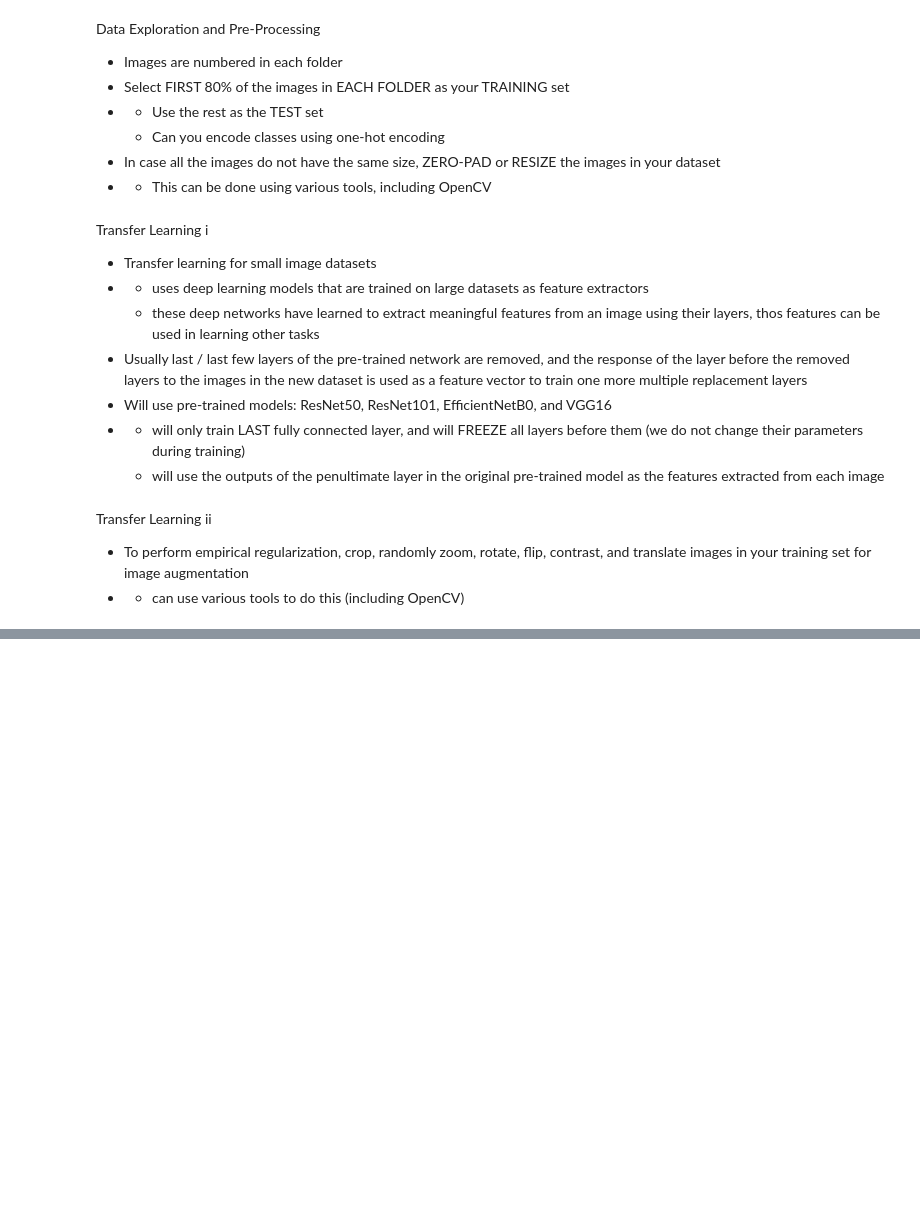
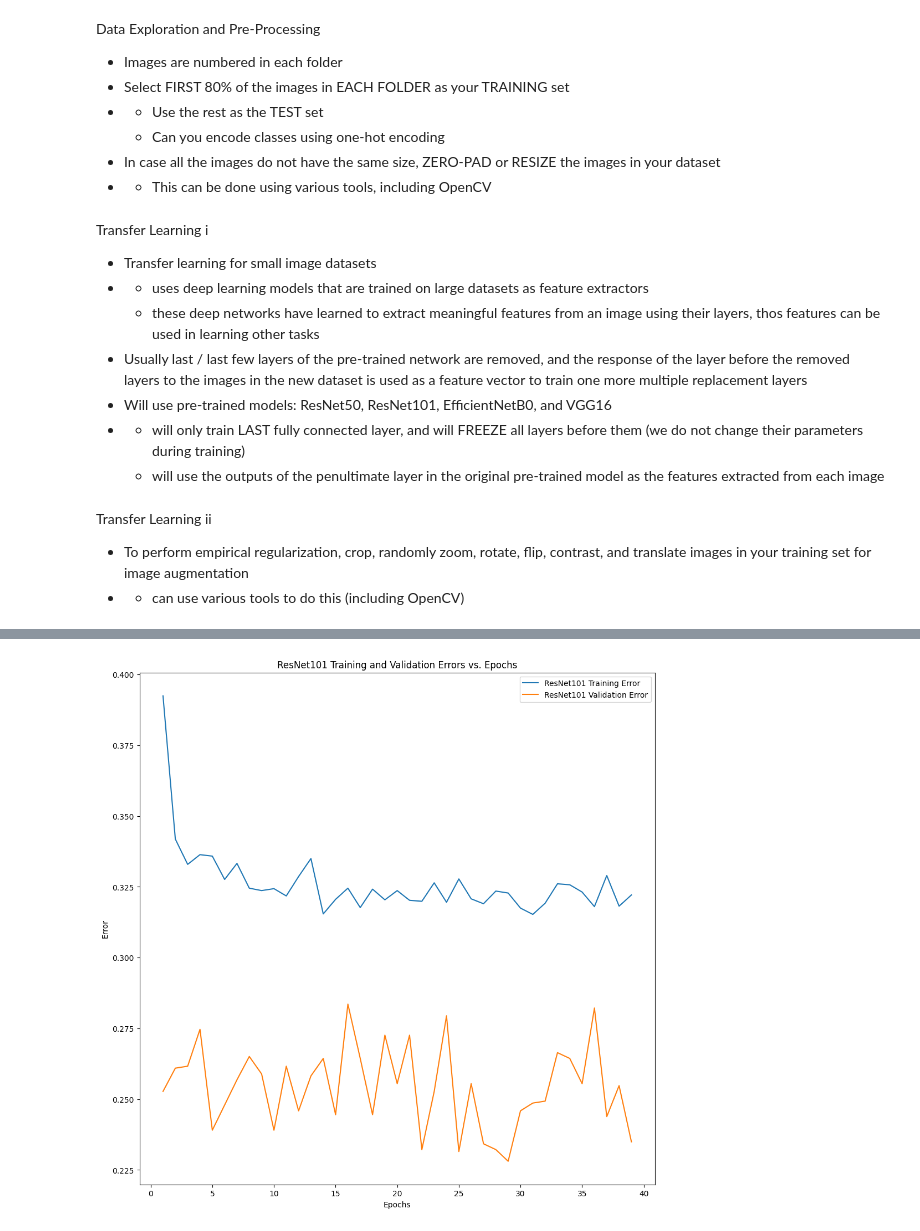
Before and after one commit to brynndafoe02/dsci552_summer2026, a Jupyter notebook: Dafoe_Brynn_FP/notebook/Dafoe_Brynn_Project.ipynb, the cells around one changed output, grey strips where cells are left out. Cells and saved outputs as stored; diff of their text form; code cells hidden in the pictures; blank space fills up the shorter version.

```diff
--- a/Dafoe_Brynn_FP/notebook/Dafoe_Brynn_Project.ipynb
+++ b/Dafoe_Brynn_FP/notebook/Dafoe_Brynn_Project.ipynb
@@ -255,0 +580,69 @@ KeyboardInterrupt:
+# %%
+# ResNet101 plot training and validation errors vs. epochs
+resnet101_train_acc = np.array(history_resnet101.history['accuracy'])
+resnet101_val_acc = np.array(history_resnet101.history['val_accuracy'])
+resnet101_train_error = 1 - resnet101_train_acc
+resnet101_val_error = 1 - resnet101_val_acc
+resnet101_epochs = np.arange(1, len(resnet101_train_error) + 1)
+
+plt.figure(figsize=(12, 12))
+plt.plot(resnet101_epochs, resnet101_train_error, label='ResNet101 Training Error')
+plt.plot(resnet101_epochs, resnet101_val_error, label='ResNet101 Validation Error')
+plt.xlabel("Epochs")
+plt.ylabel("Error")
+plt.title("ResNet101 Training and Validation Errors vs. Epochs")
+plt.legend()
+plt.show()
+
+# training Precision, Recall, AUC, F1 Score
+rn101_Y_train_probs = resnet101_fm.predict(X_train)
+
+rn101_Y_train_true = np.argmax(Y_train, axis=1)
+rn101_Y_train_pred = np.argmax(rn101_Y_train_probs, axis=1)
+
+rn101_train_precision = precision_score(rn101_Y_train_true, rn101_Y_train_pred, average='weighted', zero_division=0)
+rn101_train_recall = recall_score(rn101_Y_train_true, rn101_Y_train_pred, average='weighted', zero_division=0)
+rn101_train_f1 = f1_score(rn101_Y_train_true, rn101_Y_train_pred, average='weighted', zero_division=0)
+rn101_train_auc = roc_auc_score(Y_train, rn101_Y_train_probs, average='weighted', multi_class='ovr')
+
+print("ResNet101 TRAINING Scores:")
+print(f"\tPrecision: {rn101_train_precision}")
+print(f"\tRecall: {rn101_train_recall}")
+print(f"\tF1 Score: {rn101_train_f1}")
+print(f"\tAUC: {rn101_train_auc}")
+
+# testing Precision, Recall, AUC, F1 Score
+rn101_Y_test_probs = resnet101_fm.predict(X_test)
+
+rn101_Y_test_true = np.argmax(Y_test, axis=1)
+rn101_Y_test_pred = np.argmax(rn101_Y_test_probs, axis=1)
+
+rn101_test_precision = precision_score(rn101_Y_test_true, rn101_Y_test_pred, average='weighted', zero_division=0)
+rn101_test_recall = recall_score(rn101_Y_test_true, rn101_Y_test_pred, average='weighted', zero_division=0)
+rn101_test_f1 = f1_score(rn101_Y_test_true, rn101_Y_test_pred, average='weighted', zero_division=0)
+rn101_test_auc = roc_auc_score(Y_test, rn101_Y_test_probs, average='weighted', multi_class='ovr')
+
+print("ResNet101 TESTING Scores:")
+print(f"\tPrecision: {rn101_test_precision}")
+print(f"\tRecall: {rn101_test_recall}")
+print(f"\tF1 Score: {rn101_test_f1}")
+print(f"\tAUC: {rn101_test_auc}")
+
+# validation Precision, Recall, AUC, F1 Score
+rn101_Y_val_probs = resnet101_fm.predict(X_val)
+
+rn101_Y_val_true = np.argmax(Y_val, axis=1)
+rn101_Y_val_pred = np.argmax(rn101_Y_val_probs, axis=1)
+
+rn101_val_precision = precision_score(rn101_Y_val_true, rn101_Y_val_pred, average='weighted', zero_division=0)
+rn101_val_recall = recall_score(rn101_Y_val_true, rn101_Y_val_pred, average='weighted', zero_division=0)
+rn101_val_f1 = f1_score(rn101_Y_val_true, rn101_Y_val_pred, average='weighted', zero_division=0)
+rn101_val_auc = roc_auc_score(Y_val, rn101_Y_val_probs, average='weighted', multi_class='ovr')
+
+print("ResNet101 VALIDATION Scores:")
+print(f"\tPrecision: {rn101_val_precision}")
+print(f"\tRecall: {rn101_val_recall}")
+print(f"\tF1 Score: {rn101_val_f1}")
+print(f"\tAUC: {rn101_val_auc}")
+# %% [output]
+[figure, added]
```
Also changed, not shown: parts of 17 cells of this notebook.
